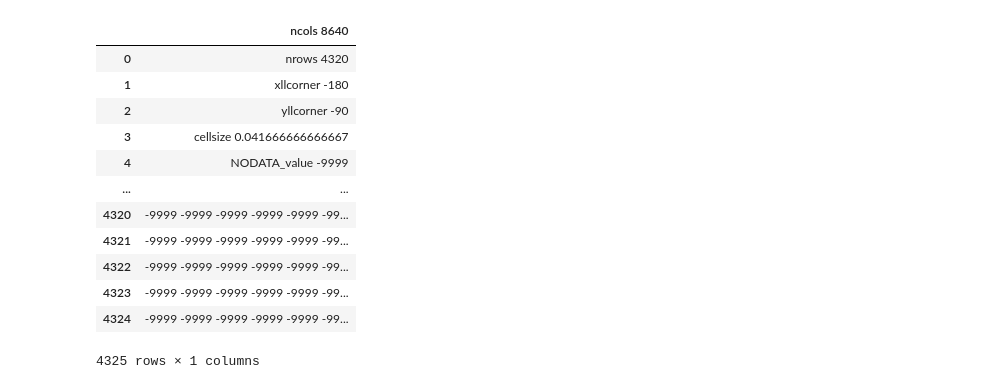
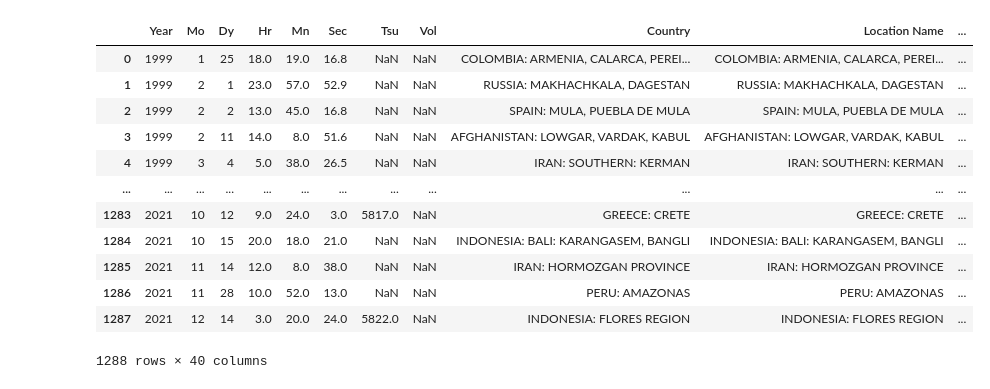
Before and after one commit to Awesomo1/Earthquake-Project, a Jupyter notebook: Master_Data_Frame.ipynb, the cells around one changed output. Saved outputs shown, nothing was run; the diff lists cells and outputs as text; code cells hidden in the pictures.

```diff
--- a/Master_Data_Frame.ipynb
+++ b/Master_Data_Frame.ipynb
@@ -5,16 +4,21 @@ df = pd.read_table("/home/brotboy/Documents/01 Projekte/ICS Project/Data/Populat
-# %%
-df
-# %% [output]
-|  | ncols 8640 |
-| 0 | nrows 4320 |
-| 1 | xllcorner -180 |
-| 2 | yllcorner -90 |
-| 3 | cellsize 0.041666666666667 |
-| 4 | NODATA_value -9999 |
-| ... | ... |
-| 4320 | -9999 -9999 -9999 -9999 -9999 -99... |
-| 4321 | -9999 -9999 -9999 -9999 -9999 -99... |
-| 4322 | -9999 -9999 -9999 -9999 -9999 -99... |
-| 4323 | -9999 -9999 -9999 -9999 -9999 -99... |
-| 4324 | -9999 -9999 -9999 -9999 -9999 -99... |
-4325 rows × 1 columns
+# %%
+#The data sets have been opend in excel and slightly changed from the original
+earth_quake_df_ori = pd.read_csv("earthquakes_1999-2020.csv",sep="\t",header = 0)
+Income_p0p50_share_df_2000_2009 = pd.read_csv("Income_Data_2000_2009.csv",sep="\t",header = 0)
+Income_p0p50_share_df_2010_2021 = pd.read_csv("Income_Data_2009_2021.csv",sep="\t",header = 0)
+# %%
+earth_quake_df_ori
+# %% [output]
+|  | Year | Mo | Dy | Hr | Mn | Sec | Tsu | Vol | Country | Location Name | ... |
+| 0 | 1999 | 1 | 25 | 18.0 | 19.0 | 16.8 | NaN | NaN | COLOMBIA: ARMENIA, CALARCA, PEREI... | COLOMBIA: ARMENIA, CALARCA, PEREI... | ... |
+| 1 | 1999 | 2 | 1 | 23.0 | 57.0 | 52.9 | NaN | NaN | RUSSIA: MAKHACHKALA, DAGESTAN | RUSSIA: MAKHACHKALA, DAGESTAN | ... |
+| 2 | 1999 | 2 | 2 | 13.0 | 45.0 | 16.8 | NaN | NaN | SPAIN: MULA, PUEBLA DE MULA | SPAIN: MULA, PUEBLA DE MULA | ... |
+| 3 | 1999 | 2 | 11 | 14.0 | 8.0 | 51.6 | NaN | NaN | AFGHANISTAN: LOWGAR, VARDAK, KABUL | AFGHANISTAN: LOWGAR, VARDAK, KABUL | ... |
+| 4 | 1999 | 3 | 4 | 5.0 | 38.0 | 26.5 | NaN | NaN | IRAN: SOUTHERN: KERMAN | IRAN: SOUTHERN: KERMAN | ... |
+| ... | ... | ... | ... | ... | ... | ... | ... | ... | ... | ... | ... |
+| 1283 | 2021 | 10 | 12 | 9.0 | 24.0 | 3.0 | 5817.0 | NaN | GREECE: CRETE | GREECE: CRETE | ... |
+| 1284 | 2021 | 10 | 15 | 20.0 | 18.0 | 21.0 | NaN | NaN | INDONESIA: BALI: KARANGASEM, BANGLI | INDONESIA: BALI: KARANGASEM, BANGLI | ... |
+| 1285 | 2021 | 11 | 14 | 12.0 | 8.0 | 38.0 | NaN | NaN | IRAN: HORMOZGAN PROVINCE | IRAN: HORMOZGAN PROVINCE | ... |
+| 1286 | 2021 | 11 | 28 | 10.0 | 52.0 | 13.0 | NaN | NaN | PERU: AMAZONAS | PERU: AMAZONAS | ... |
+| 1287 | 2021 | 12 | 14 | 3.0 | 20.0 | 24.0 | 5822.0 | NaN | INDONESIA: FLORES REGION | INDONESIA: FLORES REGION | ... |
+1288 rows × 40 columns
```
Also changed, not shown: parts of 9 cells of this notebook, 2 other files.
